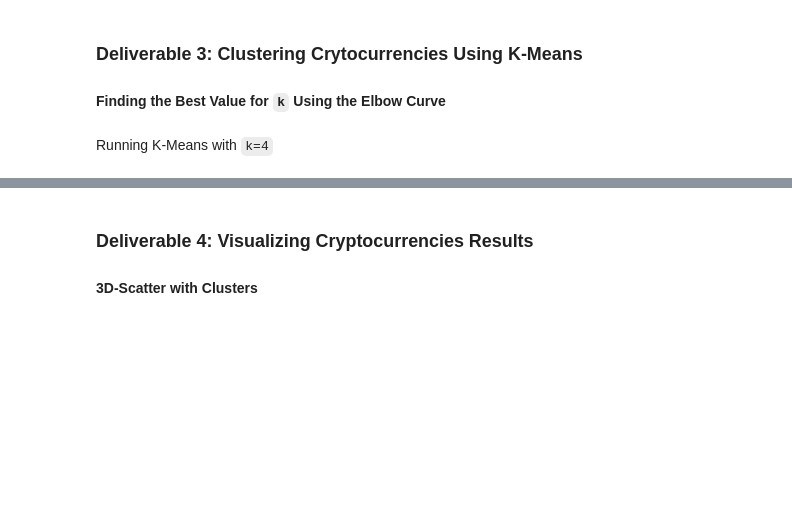
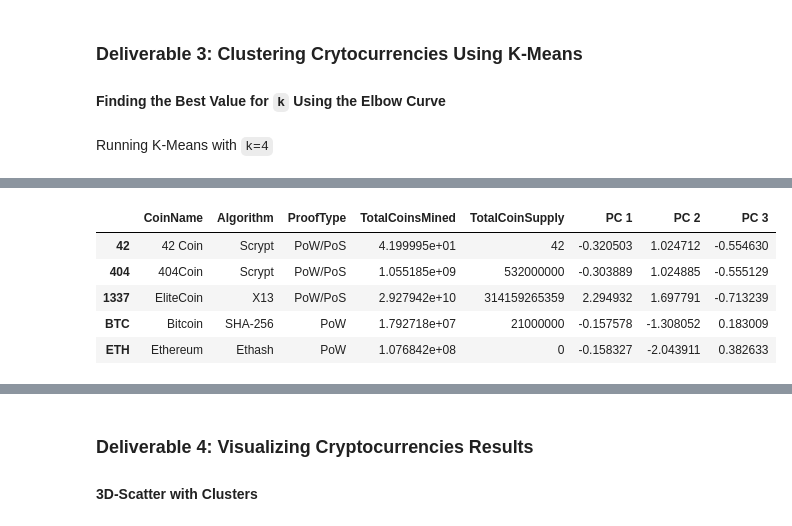
Before and after one commit to jmmadson/Cryptocurrencies, a Jupyter notebook: crypto_clustering.ipynb, the cells around one changed output, grey strips where cells are left out. Cells and saved outputs as stored; diff of their text form; code cells hidden in the pictures; blank space fills up the shorter version.

```diff
--- a/crypto_clustering.ipynb
+++ b/crypto_clustering.ipynb
@@ -202,14 +251,12 @@ Running K-Means with `k=4`
 # %%
-# Create a new DataFrame including predicted clusters and cryptocurrencies features.
 # Concatentate the crypto_df and pcs_df DataFrames on the same columns.
-# YOUR CODE HERE
-
 #  Add a new column, "CoinName" to the clustered_df DataFrame that holds the names of the cryptocurrencies.
-# YOUR CODE HERE
-
-#  Add a new column, "Class" to the clustered_df DataFrame that holds the predictions.
-# YOUR CODE HERE
-
-# Print the shape of the clustered_df
-print(clustered_df.shape)
-clustered_df.head(10)
+clustered_df = pd.concat([crypto_df, pcs_df], axis=1, join='inner')
+clustered_df.head()
+# %% [output]
+|  | CoinName | Algorithm | ProofType | TotalCoinsMined | TotalCoinSupply | PC 1 | PC 2 | PC 3 |
+| 42 | 42 Coin | Scrypt | PoW/PoS | 4.199995e+01 | 42 | -0.320503 | 1.024712 | -0.554630 |
+| 404 | 404Coin | Scrypt | PoW/PoS | 1.055185e+09 | 532000000 | -0.303889 | 1.024885 | -0.555129 |
+| 1337 | EliteCoin | X13 | PoW/PoS | 2.927942e+10 | 314159265359 | 2.294932 | 1.697791 | -0.713239 |
+| BTC | Bitcoin | SHA-256 | PoW | 1.792718e+07 | 21000000 | -0.157578 | -1.308052 | 0.183009 |
+| ETH | Ethereum | Ethash | PoW | 1.076842e+08 | 0 | -0.158327 | -2.043911 | 0.382633 |
```
Also changed, not shown: parts of 6 cells of this notebook.
